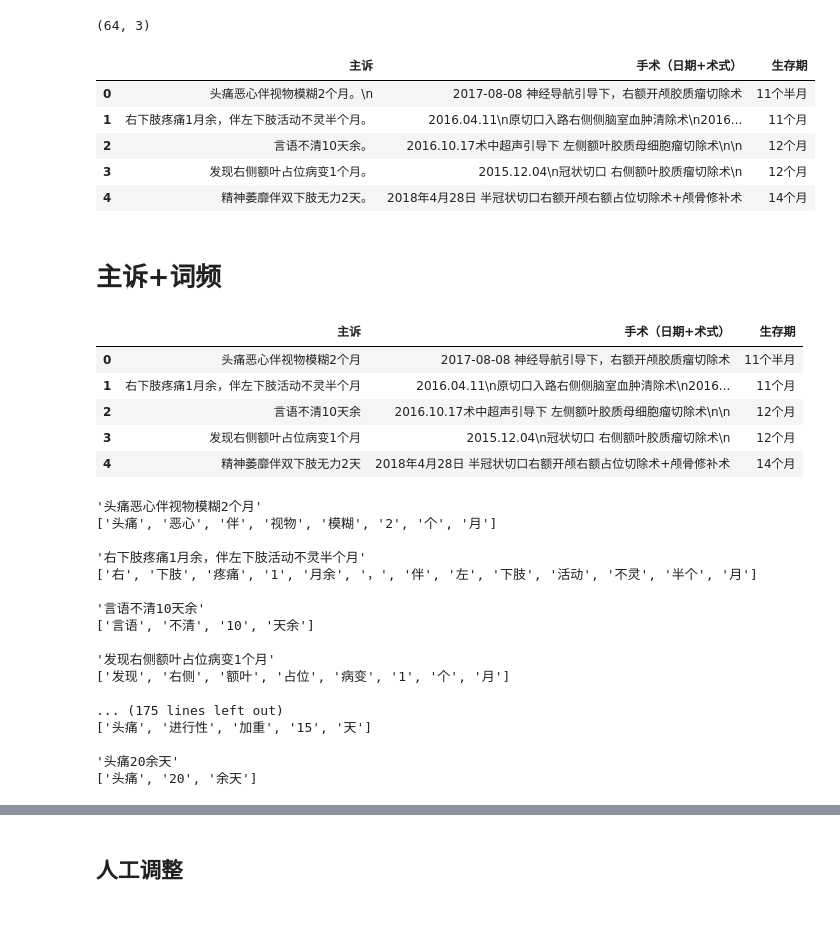
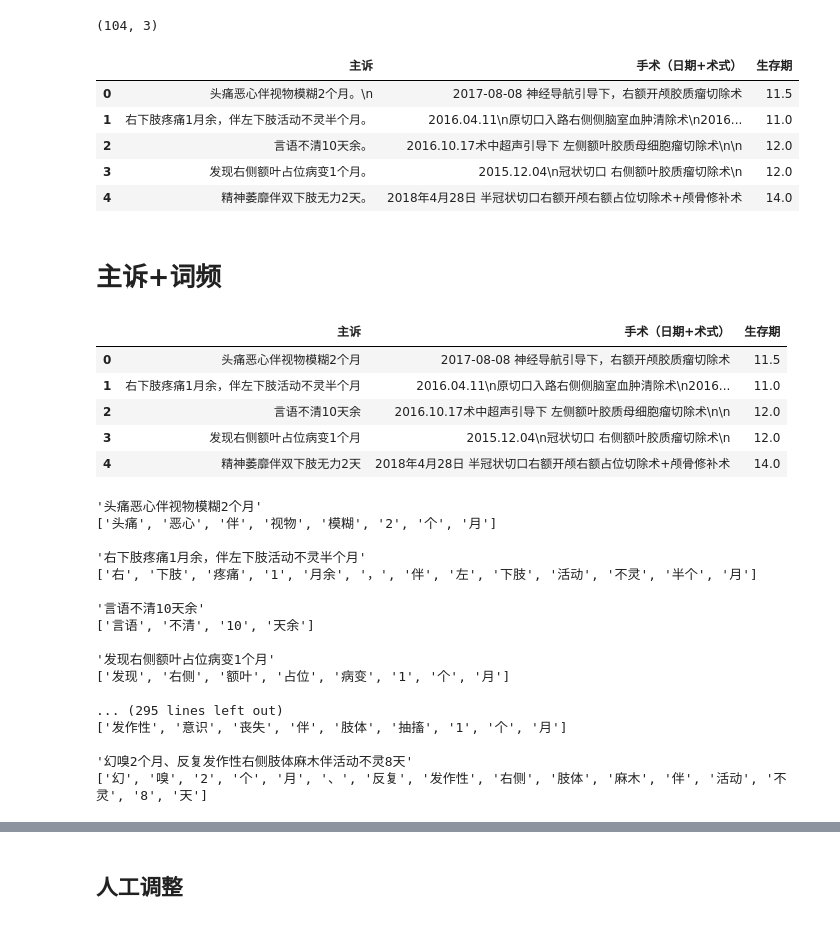
Before and after one commit to ColeridgeGuo/NLP-Cancer-Prognosis, a Jupyter notebook: NLP_cancer_prognosis.ipynb, the cells around one changed output, grey strips where cells are left out. Saved outputs shown, nothing was run; the diff lists cells and outputs as text; code cells hidden in the pictures.

```diff
--- a/NLP_cancer_prognosis.ipynb
+++ b/NLP_cancer_prognosis.ipynb
@@ -11,16 +11,16 @@ Loading model cost 0.701 seconds.
 Prefix dict has been built succesfully.
 # %%
-df = pd.read_excel("../data/患者信息汇总20190726.xls",encoding='gbk')
+df = pd.read_excel("../data/所有患者信息汇总（删除未表明手术日期并存活至今的患者）.xls",encoding='gbk')
 print(df.shape)
 df.head()
 # %% [output]
-(64, 3)
+(104, 3)
 |  | 主诉 | 手术（日期+术式） | 生存期 |
-| 0 | 头痛恶心伴视物模糊2个月。\n | 2017-08-08 神经导航引导下，右额开颅胶质瘤切除术 | 11个半月 |
-| 1 | 右下肢疼痛1月余，伴左下肢活动不灵半个月。 | 2016.04.11\n原切口入路右侧侧脑室血肿清除术\n2016... | 11个月 |
-| 2 | 言语不清10天余。 | 2016.10.17术中超声引导下 左侧额叶胶质母细胞瘤切除术\n\n | 12个月 |
-| 3 | 发现右侧额叶占位病变1个月。 | 2015.12.04\n冠状切口 右侧额叶胶质瘤切除术\n | 12个月 |
-| 4 | 精神萎靡伴双下肢无力2天。 | 2018年4月28日 半冠状切口右额开颅右额占位切除术+颅骨修补术 | 14个月 |
+| 0 | 头痛恶心伴视物模糊2个月。\n | 2017-08-08 神经导航引导下，右额开颅胶质瘤切除术 | 11.5 |
+| 1 | 右下肢疼痛1月余，伴左下肢活动不灵半个月。 | 2016.04.11\n原切口入路右侧侧脑室血肿清除术\n2016... | 11.0 |
+| 2 | 言语不清10天余。 | 2016.10.17术中超声引导下 左侧额叶胶质母细胞瘤切除术\n\n | 12.0 |
+| 3 | 发现右侧额叶占位病变1个月。 | 2015.12.04\n冠状切口 右侧额叶胶质瘤切除术\n | 12.0 |
+| 4 | 精神萎靡伴双下肢无力2天。 | 2018年4月28日 半冠状切口右额开颅右额占位切除术+颅骨修补术 | 14.0 |
 # %% [markdown]
 # 主诉+词频
 # %%
@@ -29,11 +29,11 @@ df['主诉'] = df['主诉'].map(lambda x: x.rstrip('。\n'))
 df.head()
 # %% [output]
 |  | 主诉 | 手术（日期+术式） | 生存期 |
-| 0 | 头痛恶心伴视物模糊2个月 | 2017-08-08 神经导航引导下，右额开颅胶质瘤切除术 | 11个半月 |
-| 1 | 右下肢疼痛1月余，伴左下肢活动不灵半个月 | 2016.04.11\n原切口入路右侧侧脑室血肿清除术\n2016... | 11个月 |
-| 2 | 言语不清10天余 | 2016.10.17术中超声引导下 左侧额叶胶质母细胞瘤切除术\n\n | 12个月 |
-| 3 | 发现右侧额叶占位病变1个月 | 2015.12.04\n冠状切口 右侧额叶胶质瘤切除术\n | 12个月 |
-| 4 | 精神萎靡伴双下肢无力2天 | 2018年4月28日 半冠状切口右额开颅右额占位切除术+颅骨修补术 | 14个月 |
+| 0 | 头痛恶心伴视物模糊2个月 | 2017-08-08 神经导航引导下，右额开颅胶质瘤切除术 | 11.5 |
+| 1 | 右下肢疼痛1月余，伴左下肢活动不灵半个月 | 2016.04.11\n原切口入路右侧侧脑室血肿清除术\n2016... | 11.0 |
+| 2 | 言语不清10天余 | 2016.10.17术中超声引导下 左侧额叶胶质母细胞瘤切除术\n\n | 12.0 |
+| 3 | 发现右侧额叶占位病变1个月 | 2015.12.04\n冠状切口 右侧额叶胶质瘤切除术\n | 12.0 |
+| 4 | 精神萎靡伴双下肢无力2天 | 2018年4月28日 半冠状切口右额开颅右额占位切除术+颅骨修补术 | 14.0 |
 # %%
 # words that should not be split during tokenization
 whole_words = {'一过性','发作性','伴','不自主活动','面部','视物'}
@@ -63,11 +63,11 @@ for complaint in df['主诉']:
 '发现右侧额叶占位病变1个月'
 ['发现', '右侧', '额叶', '占位', '病变', '1', '个', '月']
 
-... (175 lines left out)
-['头痛', '进行性', '加重', '15', '天']
+... (295 lines left out)
+['发作性', '意识', '丧失', '伴', '肢体', '抽搐', '1', '个', '月']
 
-'头痛20余天'
-['头痛', '20', '余天']
+'幻嗅2个月、反复发作性右侧肢体麻木伴活动不灵8天'
+['幻', '嗅', '2', '个', '月', '、', '反复', '发作性', '右侧', '肢体', '麻木', '伴', '活动', '不灵', '8', '天']
 # %%
 def is_stopword(token: str) -> bool:
     """ return if a word is a stop word """
```
Also changed, not shown: parts of 8 cells of this notebook.
